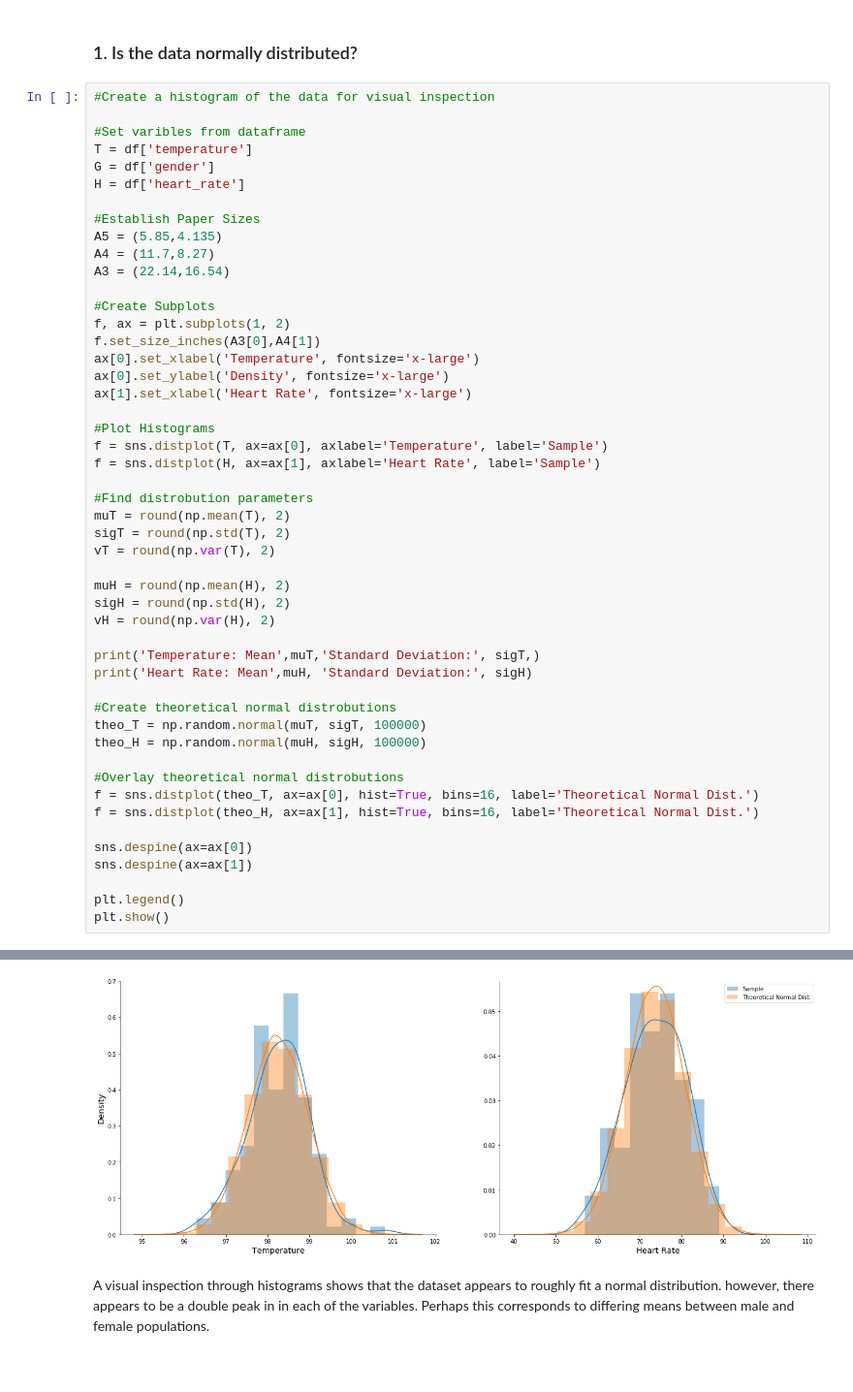
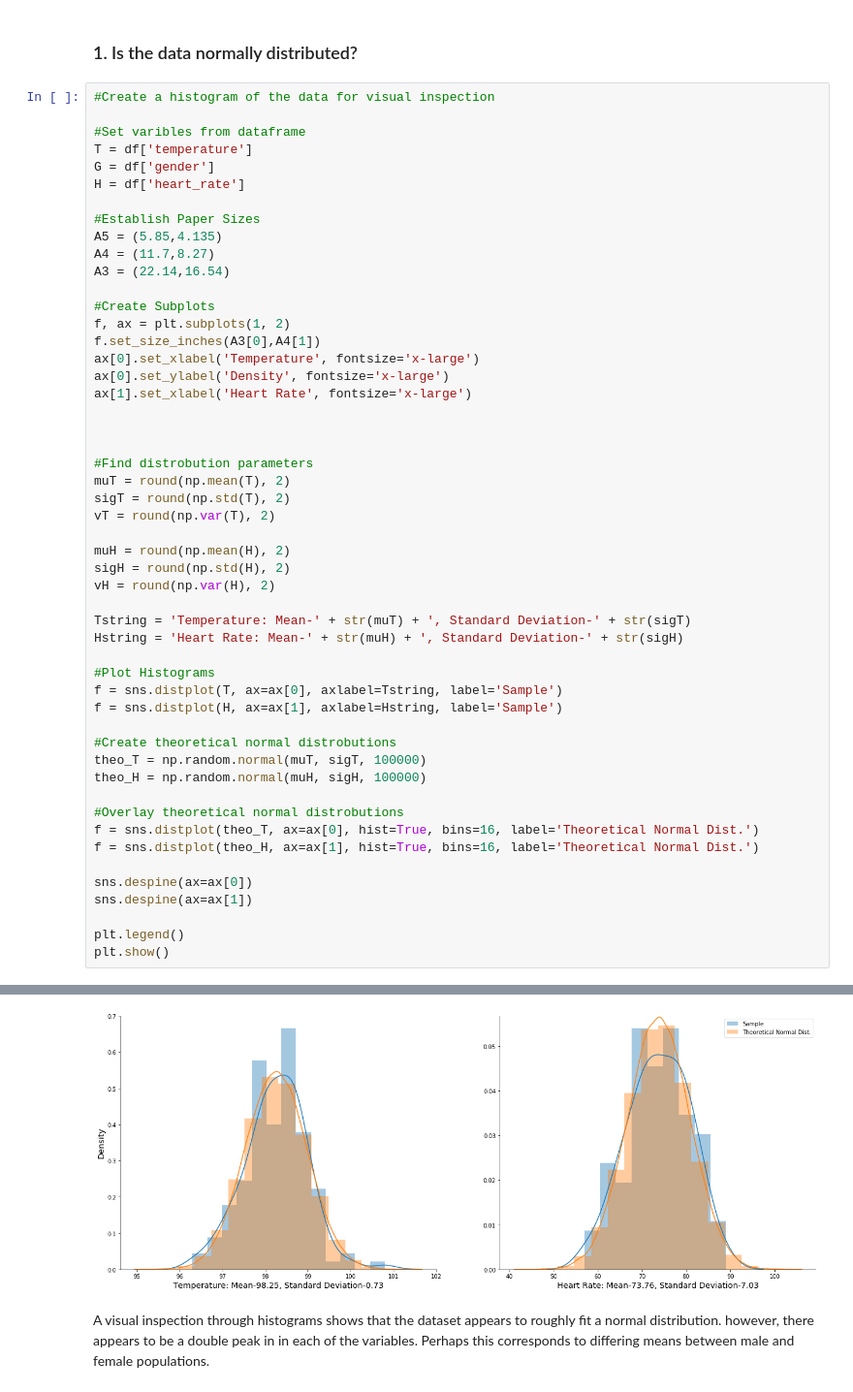
Before and after one commit to Nhorning/EDA_human_temperature, a Jupyter notebook: sliderule_dsi_inferential_statistics_exercise_1.ipynb, the cells around one changed output, grey strips where cells are left out. Shown: that part at 97% size. Cells and saved outputs as stored; diff of their text form.

```diff
--- a/sliderule_dsi_inferential_statistics_exercise_1.ipynb
+++ b/sliderule_dsi_inferential_statistics_exercise_1.ipynb
@@ -97,9 +99,7 @@ ax[0].set_xlabel('Temperature', fontsize='x-large')
 ax[0].set_ylabel('Density', fontsize='x-large')
 ax[1].set_xlabel('Heart Rate', fontsize='x-large')
 
-#Plot Histograms
-f = sns.distplot(T, ax=ax[0], axlabel='Temperature', label='Sample')
-f = sns.distplot(H, ax=ax[1], axlabel='Heart Rate', label='Sample')
+
 
 #Find distrobution parameters
 muT = round(np.mean(T), 2)
@@ -110,8 +110,12 @@ muH = round(np.mean(H), 2)
 sigH = round(np.std(H), 2)
 vH = round(np.var(H), 2)
 
-print('Temperature: Mean',muT,'Standard Deviation:', sigT,)
-print('Heart Rate: Mean',muH, 'Standard Deviation:', sigH)
+Tstring = 'Temperature: Mean-' + str(muT) + ', Standard Deviation-' + str(sigT)
+Hstring = 'Heart Rate: Mean-' + str(muH) + ', Standard Deviation-' + str(sigH)
+
+#Plot Histograms
+f = sns.distplot(T, ax=ax[0], axlabel=Tstring, label='Sample')
+f = sns.distplot(H, ax=ax[1], axlabel=Hstring, label='Sample')
 
 #Create theoretical normal distrobutions
 theo_T = np.random.normal(muT, sigT, 100000)
@@ -132,3 +134,3 @@ Heart Rate: Mean 73.76 Standard Deviation: 7.03
-[figure, old version]
+[figure, new version]
 # %% [markdown]
 A visual inspection through histograms shows that the dataset appears to roughly fit a normal distribution. however, there appears to be a double peak in in each of the variables. Perhaps this corresponds to differing means between male and female populations.
```
Also changed, not shown: parts of 4 cells of this notebook.
